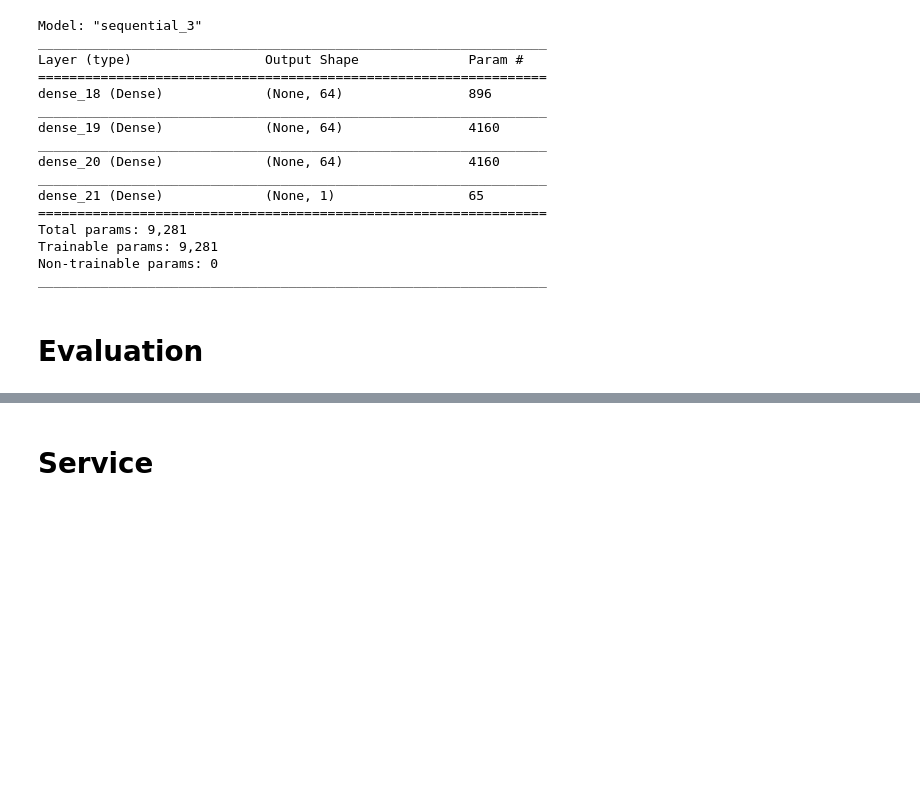
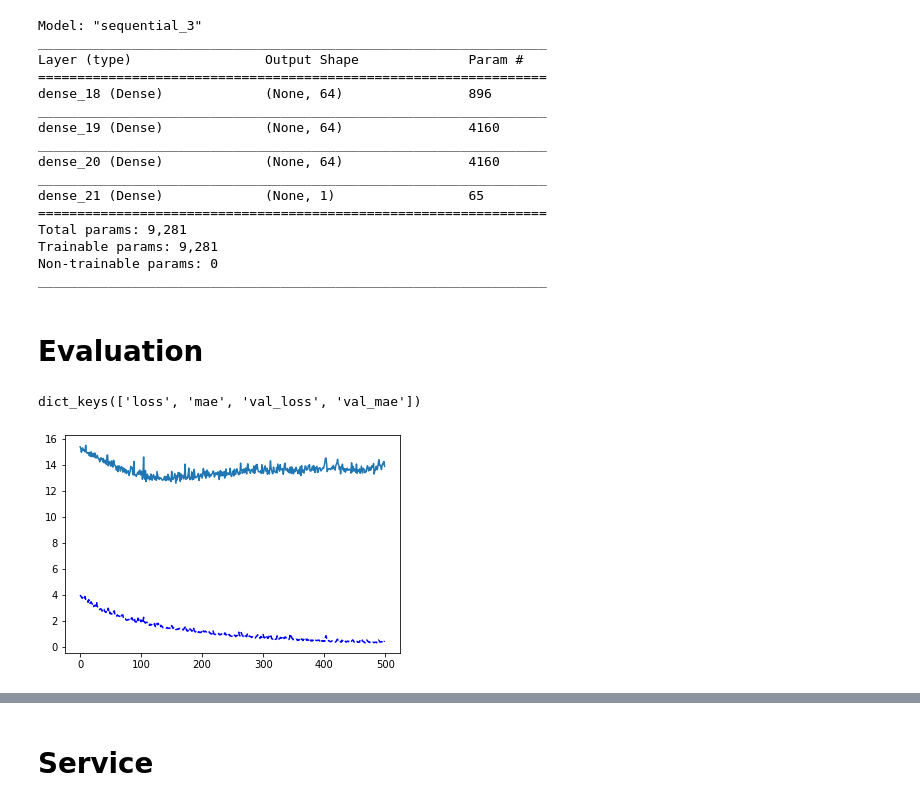
Before and after one commit to tecktonik08/test_deeplearning, a Jupyter notebook: boston_housingWithRegression.ipynb, the cells around one changed output, grey strips where cells are left out. Cells and saved outputs as stored; diff of their text form; code cells hidden in the pictures; blank space fills up the shorter version.

```diff
--- a/boston_housingWithRegression.ipynb
+++ b/boston_housingWithRegression.ipynb
@@ -78,11 +92,19 @@ model = tf.keras.models.Sequential()
 # %%
+model = tf.keras.models.Sequential()
 model.add(tf.keras.Input(shape=(13))) # Input layer
-model.add(tf.keras.layers.Dense(64, activation='sigmoid')) # hidden layer
-model.add(tf.keras.layers.Dense(64, activation='sigmoid')) # hidden layer
-model.add(tf.keras.layers.Dense(64, activation='sigmoid')) # hidden layer
+# tf.keras.activations.relu()
+model.add(tf.keras.layers.Dense(64, activation='relu')) # hidden layer
+model.add(tf.keras.layers.Dense(64, activation='relu')) # hidden layer
+model.add(tf.keras.layers.Dense(64, activation='relu')) # hidden layer
 model.add(tf.keras.layers.Dense(1,)) # output layer
 
-model.compile(optimizer='sgd', loss='mse', metrics=['mae'])
+# sgd = tf.keras.optimizers.SGD(
+#     learning_rate = 0.001
+#     momentum=0.004,
+# )
+
+# model.compile(optimizer='sgd', loss='mse', metrics=['mae'])
+model.compile(optimizer='adam', loss='mse', metrics=['mae'])
 # %% [output]
 WARNING:tensorflow:Please add `keras.layers.InputLayer` instead of `keras.Input` to Sequential model. `keras.Input` is intended to be used by Functional model.
 # %% [markdown]
@@ -112,7 +134,19 @@ Trainable params: 9,281
 Non-trainable params: 0
 _________________________________________________________________
 # %%
-model.fit(x_train, y_train, epochs=100)
+hist = model.fit(x_train, y_train, epochs=500, validation_split=0.3)
 # %% [markdown]
 # Evaluation
+# %%
+hist.history.keys()
+# %% [output]
+dict_keys(['loss', 'mae', 'val_loss', 'val_mae'])
+# %%
+import matplotlib.pyplot as plt
+
+plt.plot(hist.history['loss'], 'b--')
+plt.plot(hist.history['val_loss'])
+plt.show()
+# %% [output]
+[figure, added]
 # %%
```
Also changed, not shown: parts of 12 cells of this notebook.
